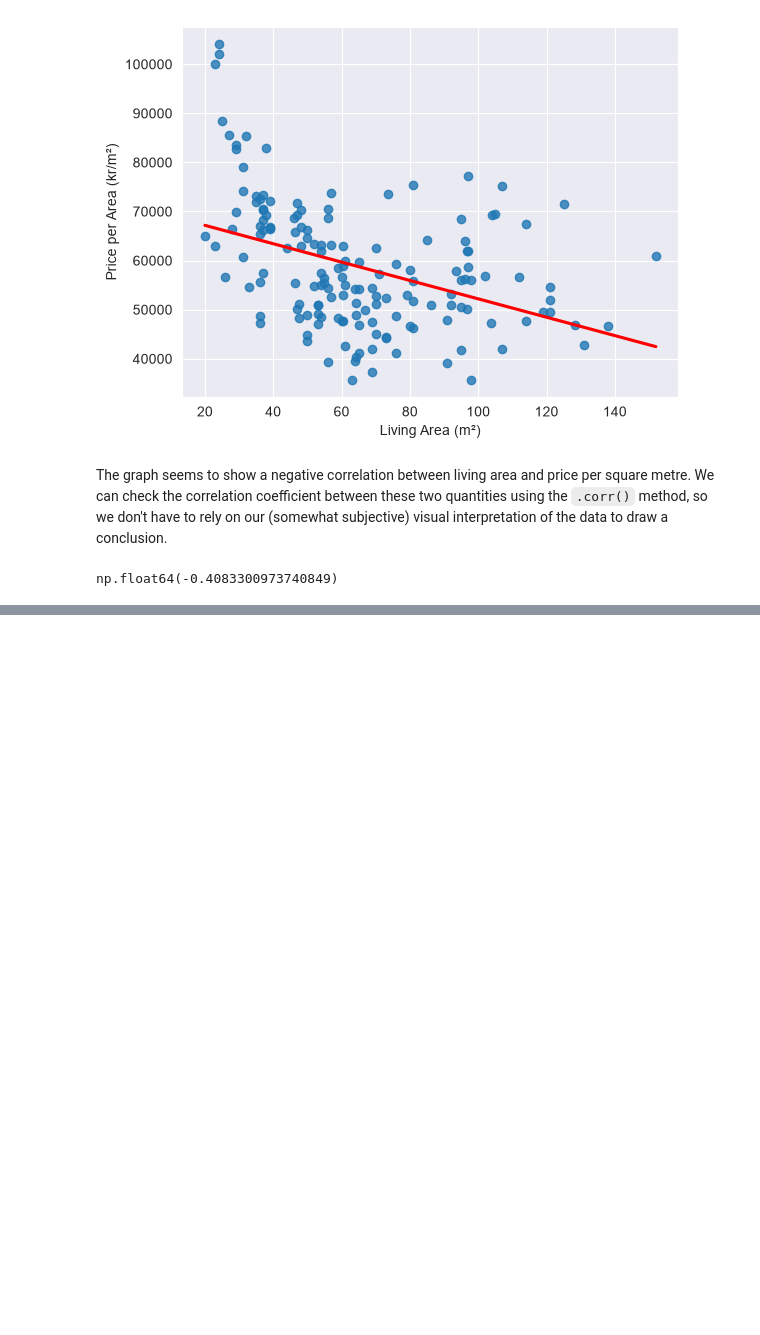
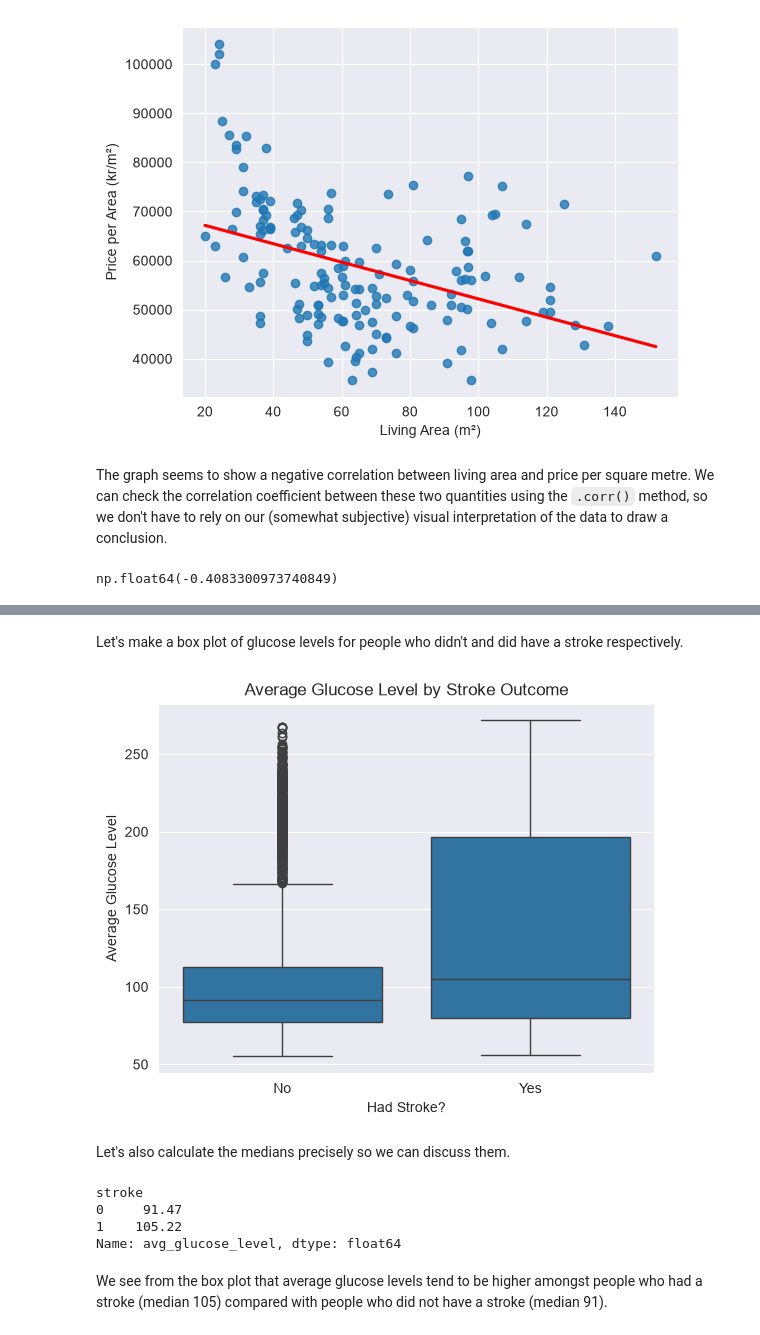
Before and after one commit to AndyDeany/MT4008-homework-2, a Jupyter notebook: HW2/HW2.ipynb, the cells around one changed output, grey strips where cells are left out. Cells and saved outputs as stored; diff of their text form; code cells hidden in the pictures; blank space fills up the shorter version.

```diff
--- a/HW2/HW2.ipynb
+++ b/HW2/HW2.ipynb
@@ -145,0 +217,3 @@ There may also be a base cost to an apartment that is fixed regardless of its si
+# %%
+strokes = pd.read_csv("data/stroke-data.csv")
+strokes.head()
@@ -145,0 +227,23 @@ There may also be a base cost to an apartment that is fixed regardless of its si
+# %% [markdown]
+Let's make a box plot of glucose levels for people who didn't and did have a stroke respectively.
+# %%
+sns.boxplot(strokes, x="stroke", y="avg_glucose_level")
+plt.xticks([0, 1], ["No", "Yes"])
+plt.xlabel("Had Stroke?")
+plt.ylabel("Average Glucose Level")
+plt.title("Average Glucose Level by Stroke Outcome")
+plt.show()
+# %% [output]
+[figure, added]
+# %% [markdown]
+Let's also calculate the medians precisely so we can discuss them.
+# %%
+strokes.groupby("stroke")["avg_glucose_level"].median()
+# %% [output]
+stroke
+0     91.47
+1    105.22
+Name: avg_glucose_level, dtype: float64
+# %% [markdown]
+We see from the box plot that average glucose levels tend to be higher amongst people who
+had a stroke (median 105) compared with people who did not have a stroke (median 91).
```
Also changed, not shown: parts of 11 cells of this notebook.
